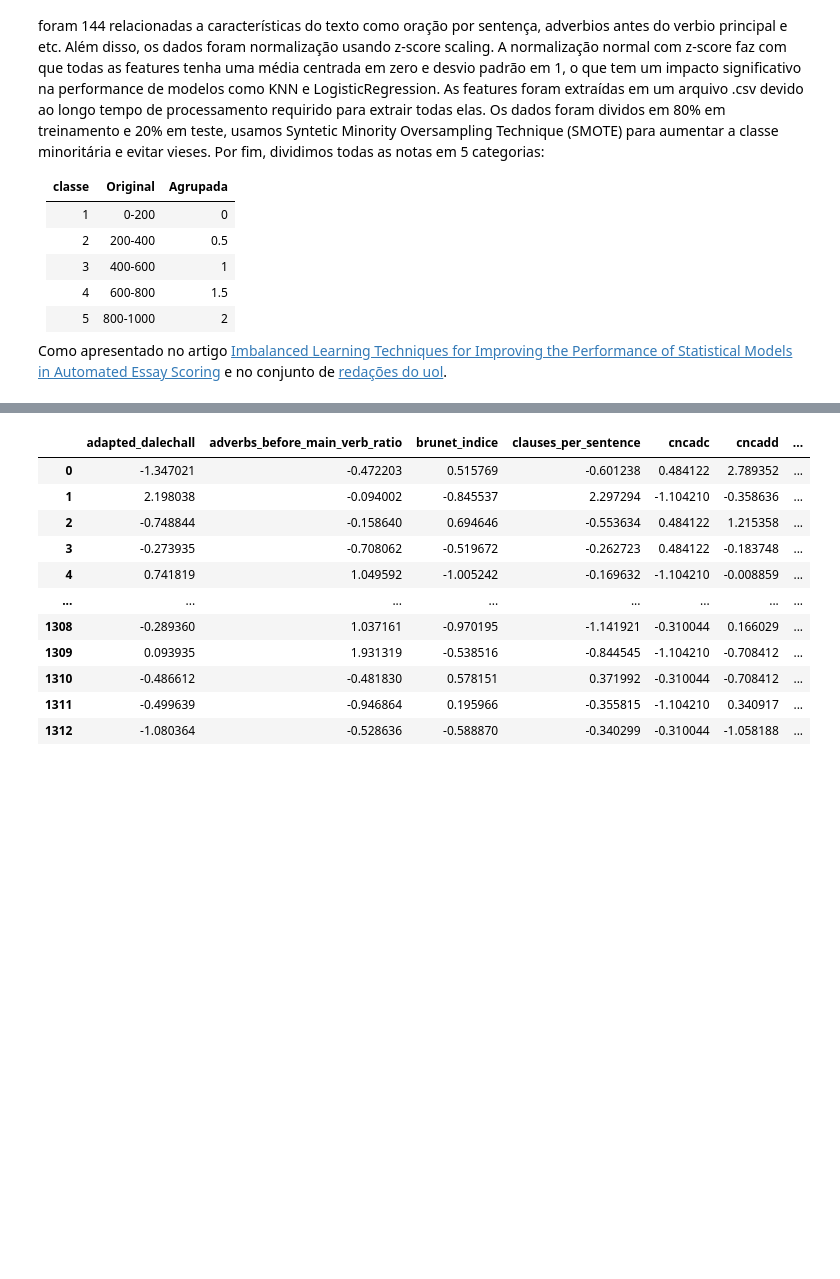
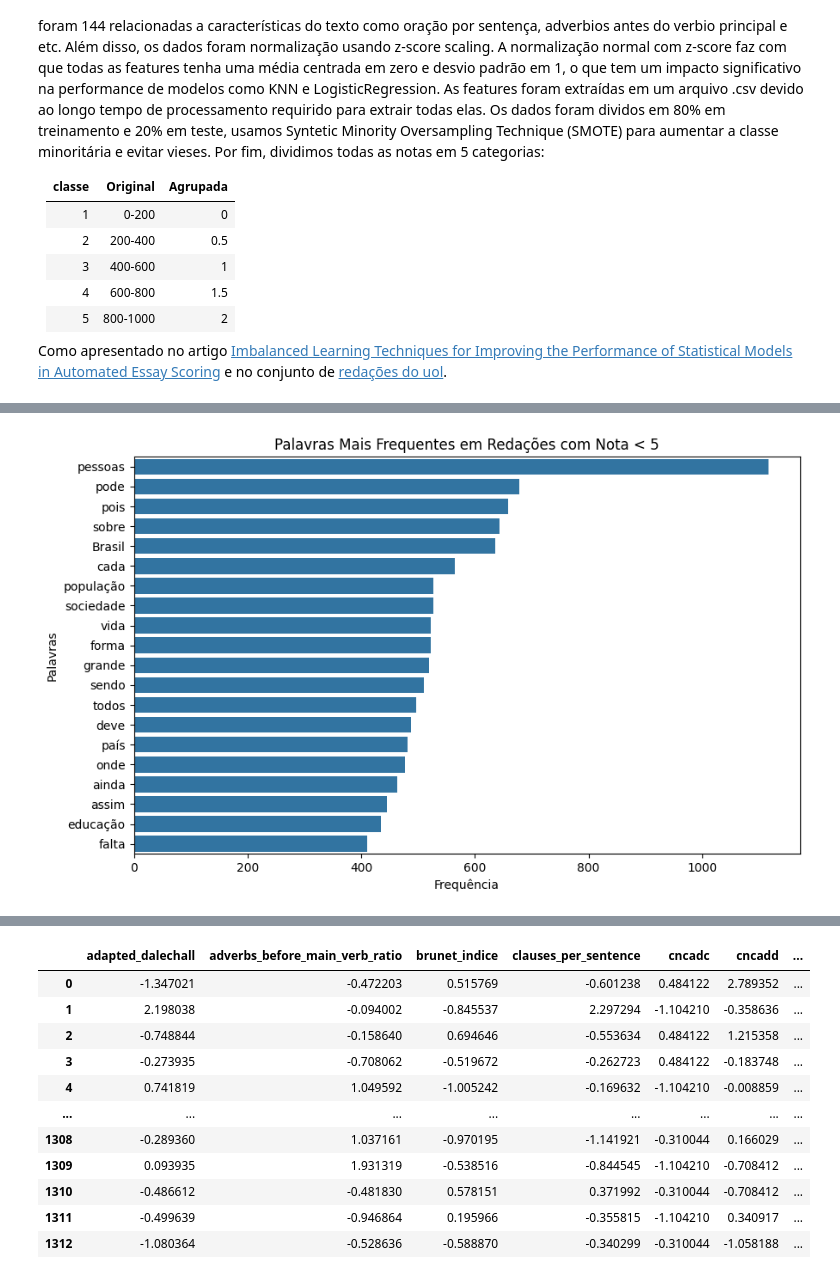
Before and after one commit to Tiagoblima/explanaible-essay-grading, a Jupyter notebook: notebooks/Essay Grade Classification.ipynb, the cells around one changed output, grey strips where cells are left out. Saved outputs shown, nothing was run; the diff lists cells and outputs as text; code cells hidden in the pictures; blank space fills up the shorter version.

```diff
--- a/notebooks/Essay Grade Classification.ipynb
+++ b/notebooks/Essay Grade Classification.ipynb
@@ -28,0 +70,12 @@ Como apresentado no artigo [Imbalanced Learning Techniques for Improving the Per
+# %%
+import nltk
+nltk.download('stopwords')
+from nltk.corpus import stopwords
+from collections import Counter
+stop_words = set(stopwords.words('portuguese'))
+
+def get_top_words(texts, n=20):
+    all_words = ' '.join(texts).split()
+    all_words = [word for word in all_words if word not in stop_words and len(word)>3]
+    counter = Counter(all_words)
+    return counter.most_common(n)
@@ -28,0 +85,21 @@ Como apresentado no artigo [Imbalanced Learning Techniques for Improving the Per
+# %%
+def plot_top_words(top_words, title):
+
+    words, counts = zip(*top_words)
+    plt.figure(figsize=(10,6))
+    sns.barplot(x=list(counts), y=list(words))
+    plt.title(title)
+    plt.xlabel('Frequência')
+    plt.ylabel('Palavras')
+    plt.show()
+# %%
+
+
+texts_below_5 = df[df['target'] < 500]['text']
+top_words_below_5 = get_top_words(texts_below_5)
+
+# Plotar
+
+plot_top_words(top_words_below_5, 'Palavras Mais Frequentes em Redações com Nota < 5')
+# %% [output]
+[figure, added]
```
Also changed, not shown: parts of 23 cells of this notebook.
